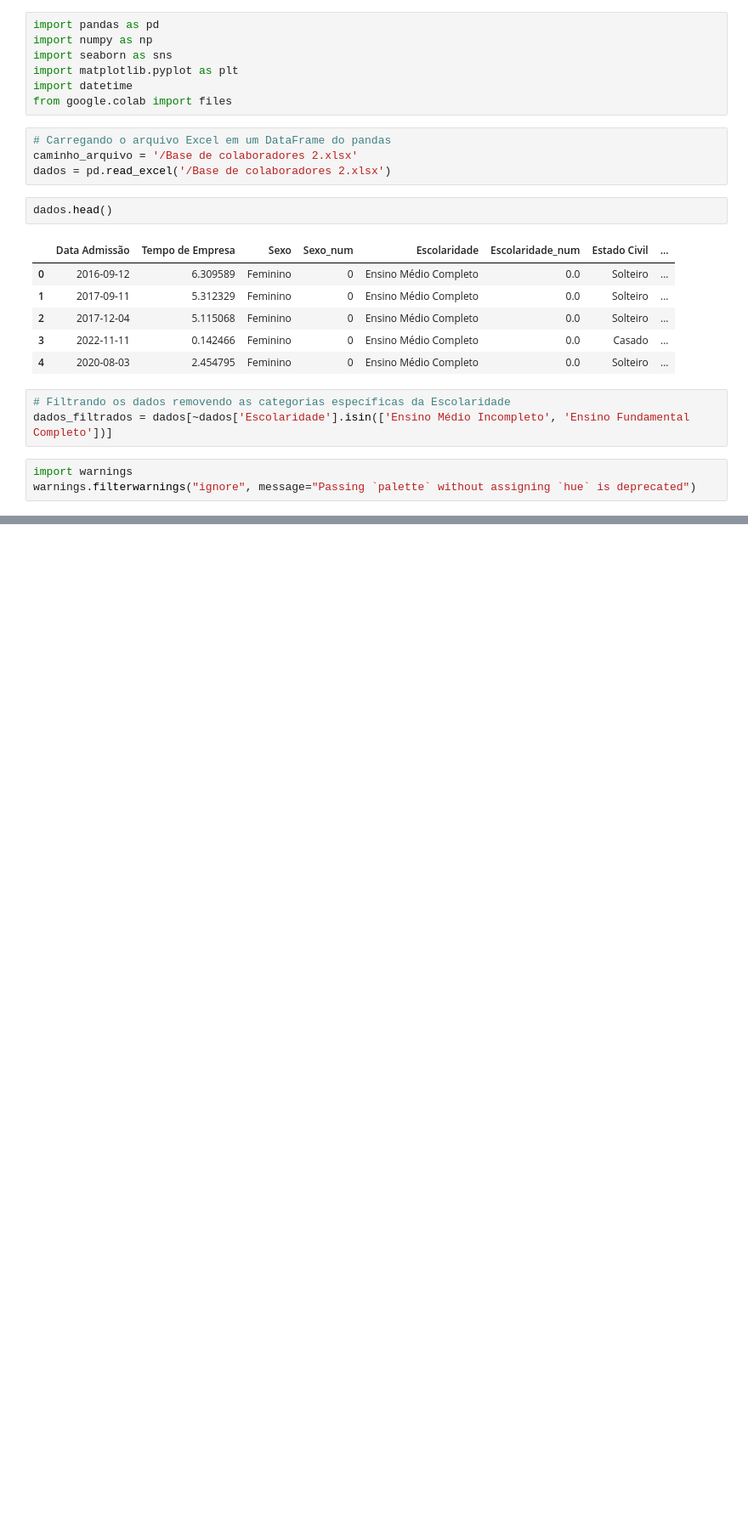
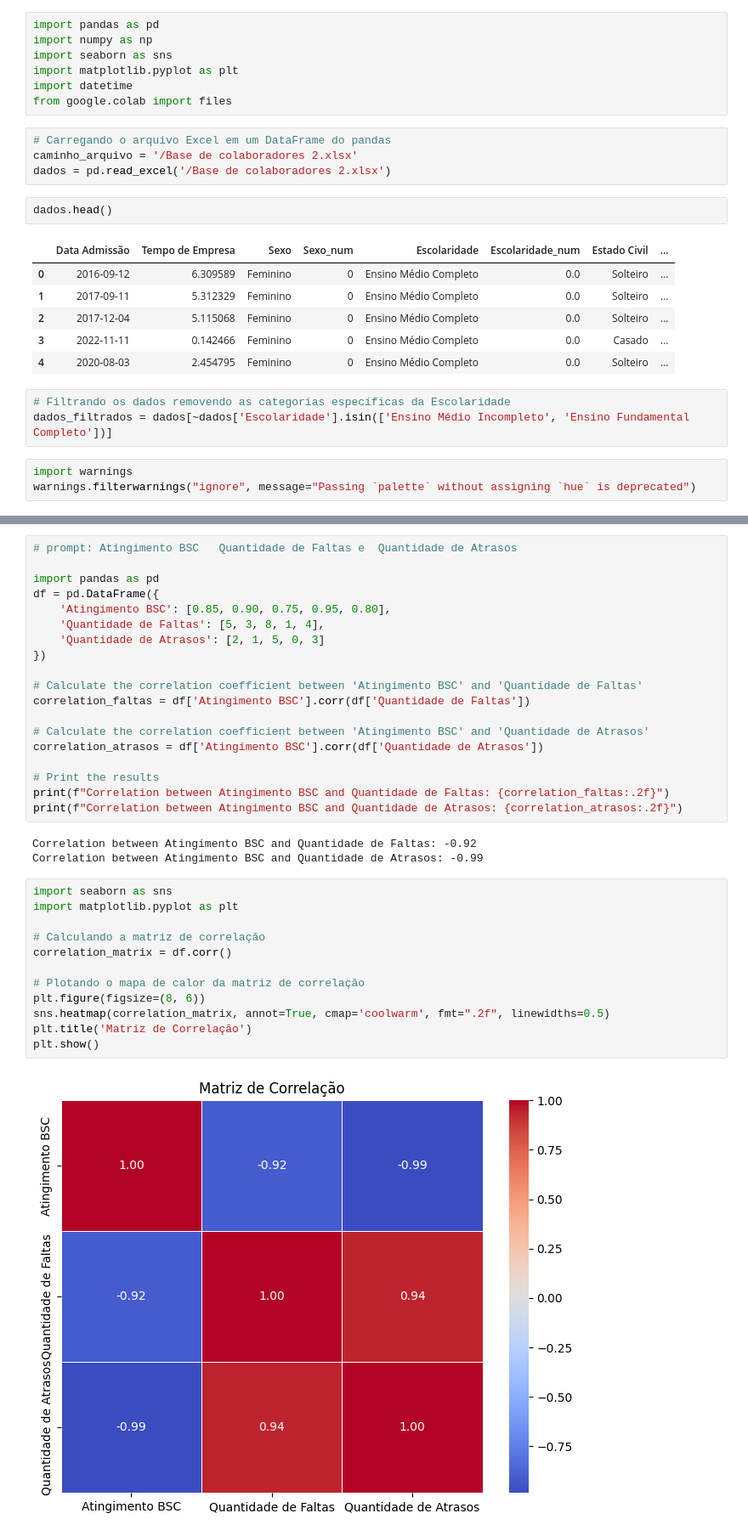
Before and after one commit to Gabrieldiasdeoliveira/People-Analytics---Turnover, a Jupyter notebook: People_Analytics_Turnover.ipynb, the cells around one changed output, grey strips where cells are left out. Shown: that part at 85% size. Cells and saved outputs as stored; diff of their text form; blank space fills up the shorter version.

```diff
--- a/People_Analytics_Turnover.ipynb
+++ b/People_Analytics_Turnover.ipynb
@@ -132,0 +273,36 @@ plt.show()
+# %%
+# prompt: Atingimento BSC	Quantidade de Faltas e	Quantidade de Atrasos
+
+import pandas as pd
+df = pd.DataFrame({
+    'Atingimento BSC': [0.85, 0.90, 0.75, 0.95, 0.80],
+    'Quantidade de Faltas': [5, 3, 8, 1, 4],
+    'Quantidade de Atrasos': [2, 1, 5, 0, 3]
+})
+
+# Calculate the correlation coefficient between 'Atingimento BSC' and 'Quantidade de Faltas'
+correlation_faltas = df['Atingimento BSC'].corr(df['Quantidade de Faltas'])
+
+# Calculate the correlation coefficient between 'Atingimento BSC' and 'Quantidade de Atrasos'
+correlation_atrasos = df['Atingimento BSC'].corr(df['Quantidade de Atrasos'])
+
+# Print the results
+print(f"Correlation between Atingimento BSC and Quantidade de Faltas: {correlation_faltas:.2f}")
+print(f"Correlation between Atingimento BSC and Quantidade de Atrasos: {correlation_atrasos:.2f}")
+# %% [output]
+Correlation between Atingimento BSC and Quantidade de Faltas: -0.92
+Correlation between Atingimento BSC and Quantidade de Atrasos: -0.99
+# %%
+import seaborn as sns
+import matplotlib.pyplot as plt
+
+# Calculando a matriz de correlação
+correlation_matrix = df.corr()
+
+# Plotando o mapa de calor da matriz de correlação
+plt.figure(figsize=(8, 6))
+sns.heatmap(correlation_matrix, annot=True, cmap='coolwarm', fmt=".2f", linewidths=0.5)
+plt.title('Matriz de Correlação')
+plt.show()
+# %% [output]
+[figure, added]
```
Also changed, not shown: parts of 13 cells of this notebook.
